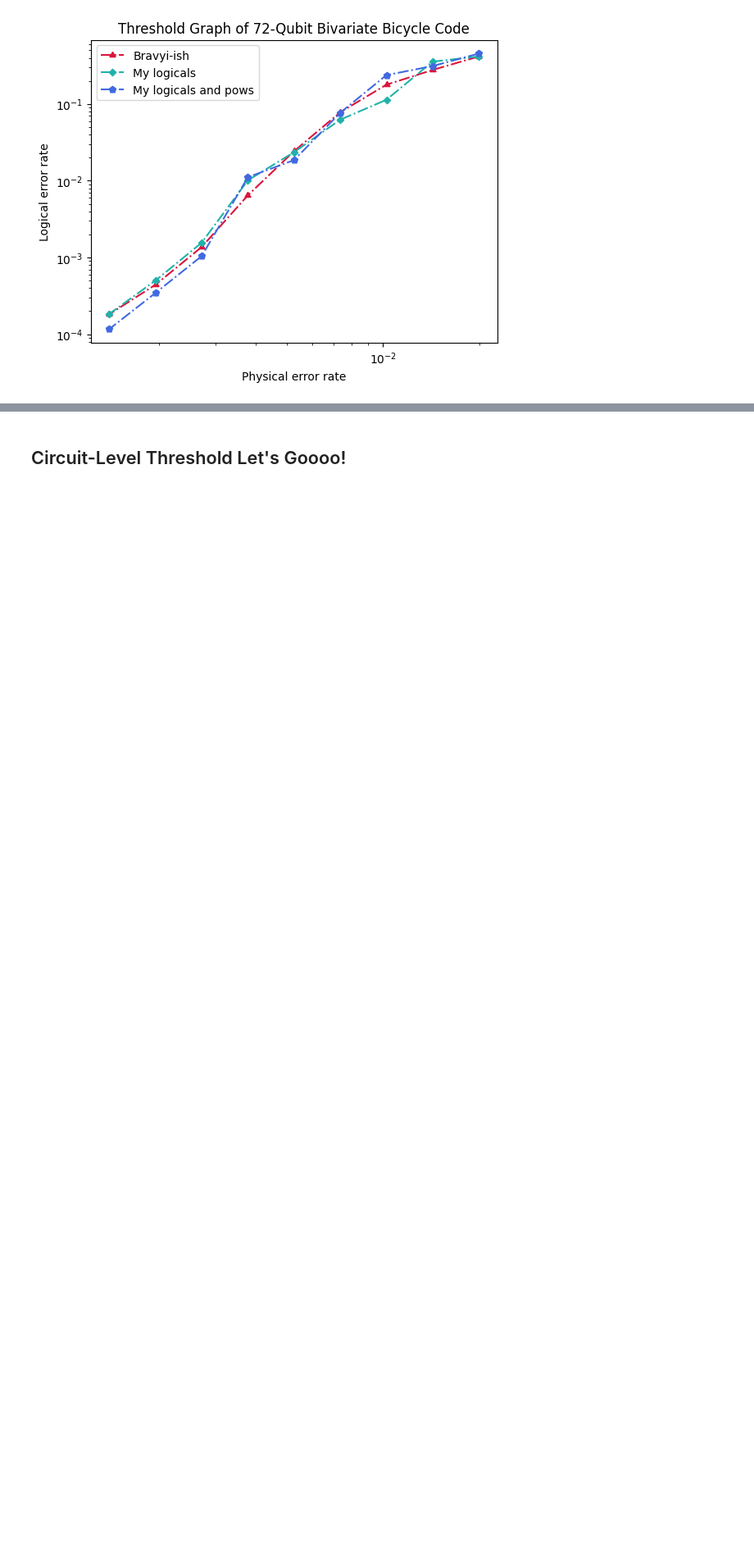
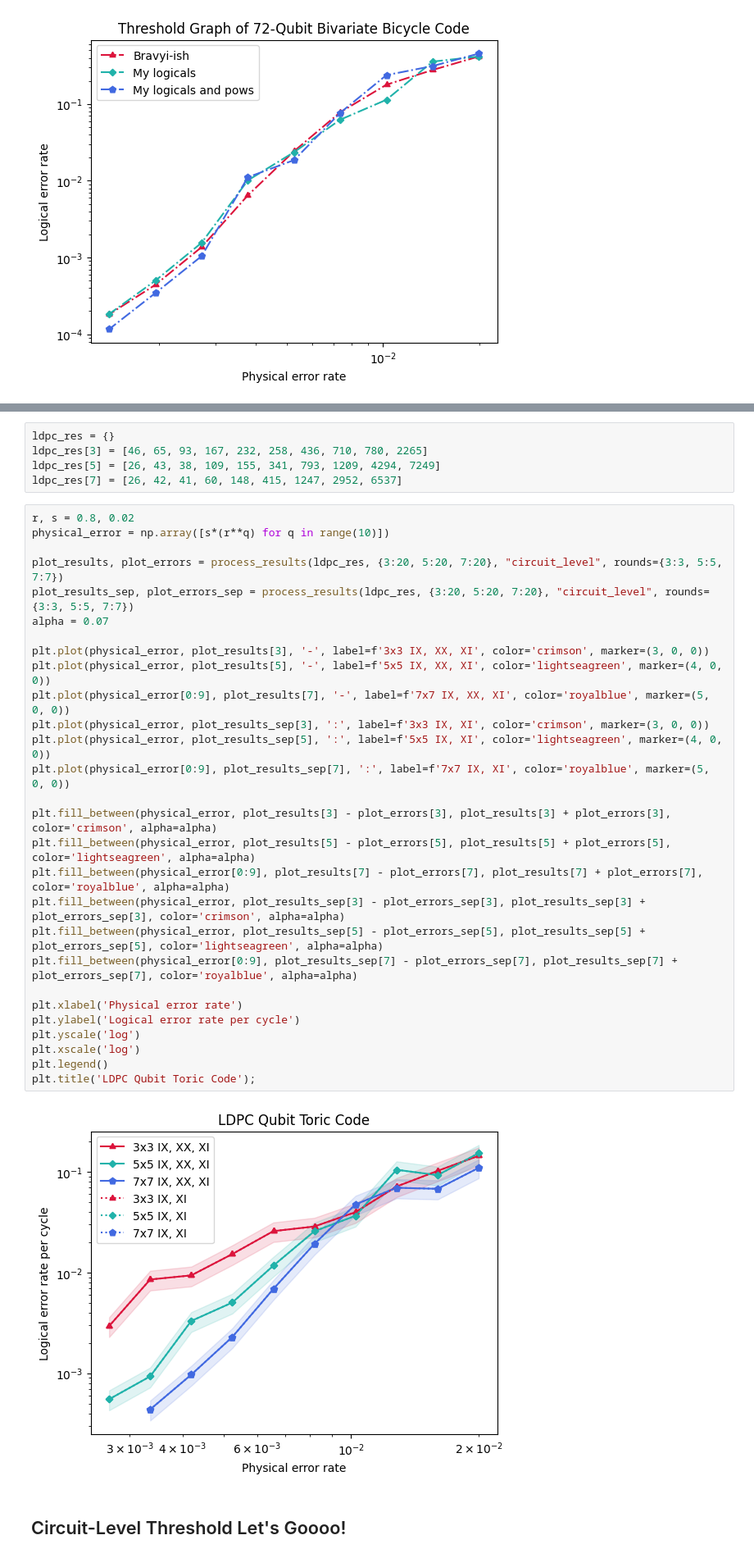
Before and after one commit to e-kneip/bbqudit, a Jupyter notebook: bbq/notebooks/circuit_level/ultimate.ipynb, the cells around one changed output, grey strips where cells are left out. Shown at 82% size. Drawn from its saved outputs; the diff is of its cells as text; blank space fills up the shorter version.

Commit message:
Feat: experiment with separate and together cnot errors in decoding matrix

```diff
--- a/bbq/notebooks/circuit_level/ultimate.ipynb
+++ b/bbq/notebooks/circuit_level/ultimate.ipynb
@@ -318,3 +476,38 @@ plt.title('Threshold Graph of 72-Qubit Bivariate Bicycle Code');
+# %%
+ldpc_res = {}
+ldpc_res[3] = [46, 65, 93, 167, 232, 258, 436, 710, 780, 2265]
+ldpc_res[5] = [26, 43, 38, 109, 155, 341, 793, 1209, 4294, 7249]
+ldpc_res[7] = [26, 42, 41, 60, 148, 415, 1247, 2952, 6537]
+# %%
+r, s = 0.8, 0.02
+physical_error = np.array([s*(r**q) for q in range(10)])
+
+plot_results, plot_errors = process_results(ldpc_res, {3:20, 5:20, 7:20}, "circuit_level", rounds={3:3, 5:5, 7:7})
+plot_results_sep, plot_errors_sep = process_results(ldpc_res, {3:20, 5:20, 7:20}, "circuit_level", rounds={3:3, 5:5, 7:7})
+alpha = 0.07
+
+plt.plot(physical_error, plot_results[3], '-', label=f'3x3 IX, XX, XI', color='crimson', marker=(3, 0, 0))
+plt.plot(physical_error, plot_results[5], '-', label=f'5x5 IX, XX, XI', color='lightseagreen', marker=(4, 0, 0))
+plt.plot(physical_error[0:9], plot_results[7], '-', label=f'7x7 IX, XX, XI', color='royalblue', marker=(5, 0, 0))
+plt.plot(physical_error, plot_results_sep[3], ':', label=f'3x3 IX, XI', color='crimson', marker=(3, 0, 0))
+plt.plot(physical_error, plot_results_sep[5], ':', label=f'5x5 IX, XI', color='lightseagreen', marker=(4, 0, 0))
+plt.plot(physical_error[0:9], plot_results_sep[7], ':', label=f'7x7 IX, XI', color='royalblue', marker=(5, 0, 0))
+
+plt.fill_between(physical_error, plot_results[3] - plot_errors[3], plot_results[3] + plot_errors[3], color='crimson', alpha=alpha)
+plt.fill_between(physical_error, plot_results[5] - plot_errors[5], plot_results[5] + plot_errors[5], color='lightseagreen', alpha=alpha)
+plt.fill_between(physical_error[0:9], plot_results[7] - plot_errors[7], plot_results[7] + plot_errors[7], color='royalblue', alpha=alpha)
+plt.fill_between(physical_error, plot_results_sep[3] - plot_errors_sep[3], plot_results_sep[3] + plot_errors_sep[3], color='crimson', alpha=alpha)
+plt.fill_between(physical_error, plot_results_sep[5] - plot_errors_sep[5], plot_results_sep[5] + plot_errors_sep[5], color='lightseagreen', alpha=alpha)
+plt.fill_between(physical_error[0:9], plot_results_sep[7] - plot_errors_sep[7], plot_results_sep[7] + plot_errors_sep[7], color='royalblue', alpha=alpha)
+
+plt.xlabel('Physical error rate')
+plt.ylabel('Logical error rate per cycle')
+plt.yscale('log')
+plt.xscale('log')
+plt.legend()
+plt.title('LDPC Qubit Toric Code');
+# %% [output]
+[figure, added]
 # %% [markdown]
 ## Circuit-Level Threshold Let's Goooo!
 # %%
```
Also changed, not shown: parts of 27 cells of this notebook, 3 other files.
